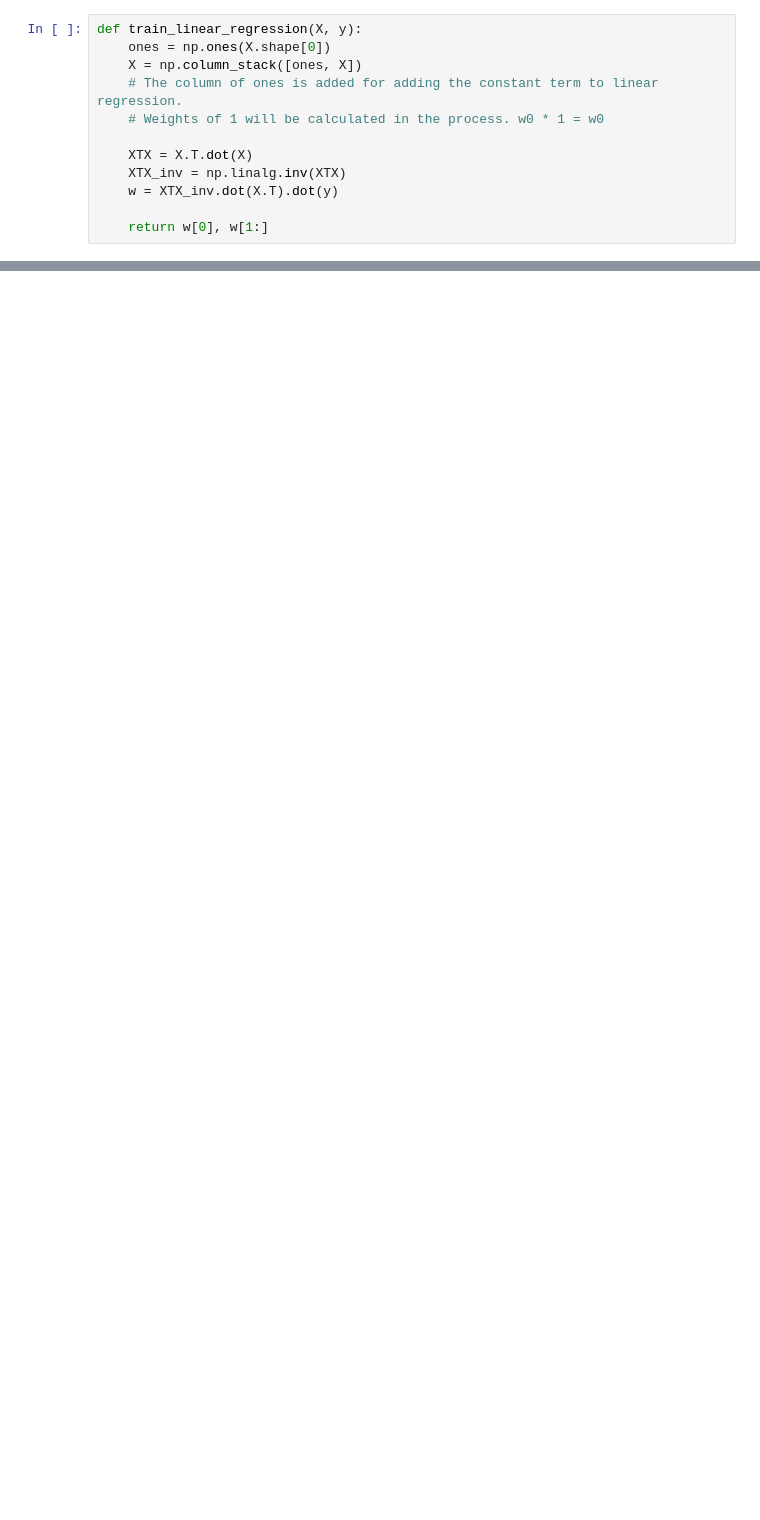
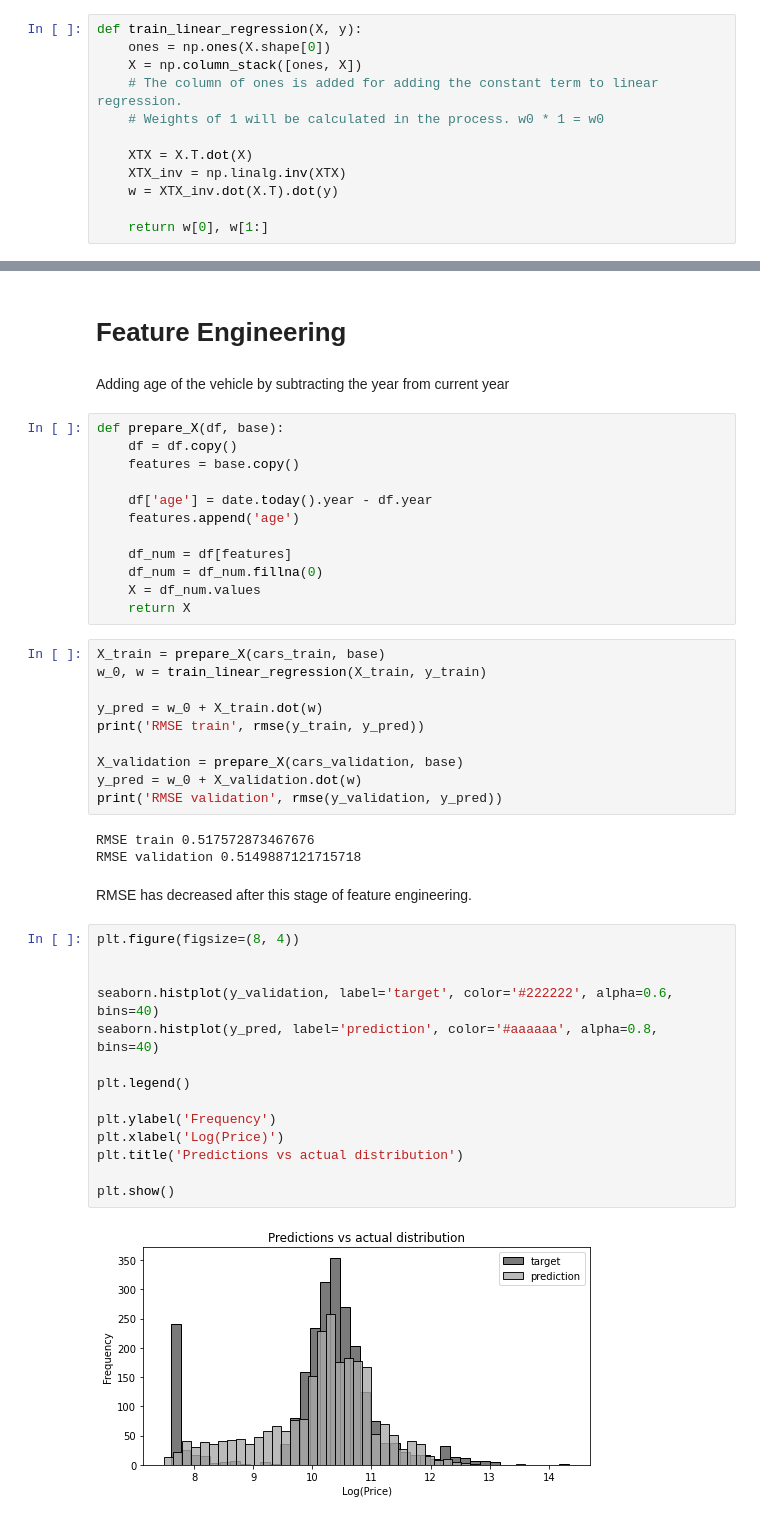
Before and after one commit to anshul-aggarwal/ML-zoomcamp-course, a Jupyter notebook: Week-02/linear-regression-carprice.ipynb, the cells around one changed output, grey strips where cells are left out. Drawn from its saved outputs; the diff is of its cells as text; blank space fills up the shorter version.

```diff
--- a/Week-02/linear-regression-carprice.ipynb
+++ b/Week-02/linear-regression-carprice.ipynb
@@ -201,0 +262,47 @@ def train_linear_regression(X, y):
+# %% [markdown]
+# Feature Engineering
+# %% [markdown]
+Adding age of the vehicle by subtracting the year from current year
+# %%
+def prepare_X(df, base):
+    df = df.copy()
+    features = base.copy()
+
+    df['age'] = date.today().year - df.year
+    features.append('age')
+
+    df_num = df[features]
+    df_num = df_num.fillna(0)
+    X = df_num.values
+    return X
+# %%
+X_train = prepare_X(cars_train, base)
+w_0, w = train_linear_regression(X_train, y_train)
+
+y_pred = w_0 + X_train.dot(w)
+print('RMSE train', rmse(y_train, y_pred))
+
+X_validation = prepare_X(cars_validation, base)
+y_pred = w_0 + X_validation.dot(w)
+print('RMSE validation', rmse(y_validation, y_pred))
+# %% [output]
+RMSE train 0.517572873467676
+RMSE validation 0.5149887121715718
+# %% [markdown]
+RMSE has decreased after this stage of feature engineering.
+# %%
+plt.figure(figsize=(8, 4))
+
+
+seaborn.histplot(y_validation, label='target', color='#222222', alpha=0.6, bins=40)
+seaborn.histplot(y_pred, label='prediction', color='#aaaaaa', alpha=0.8, bins=40)
+
+plt.legend()
+
+plt.ylabel('Frequency')
+plt.xlabel('Log(Price)')
+plt.title('Predictions vs actual distribution')
+
+plt.show()
+# %% [output]
+[figure, added]
```
Also changed, not shown: parts of 57 cells of this notebook.
